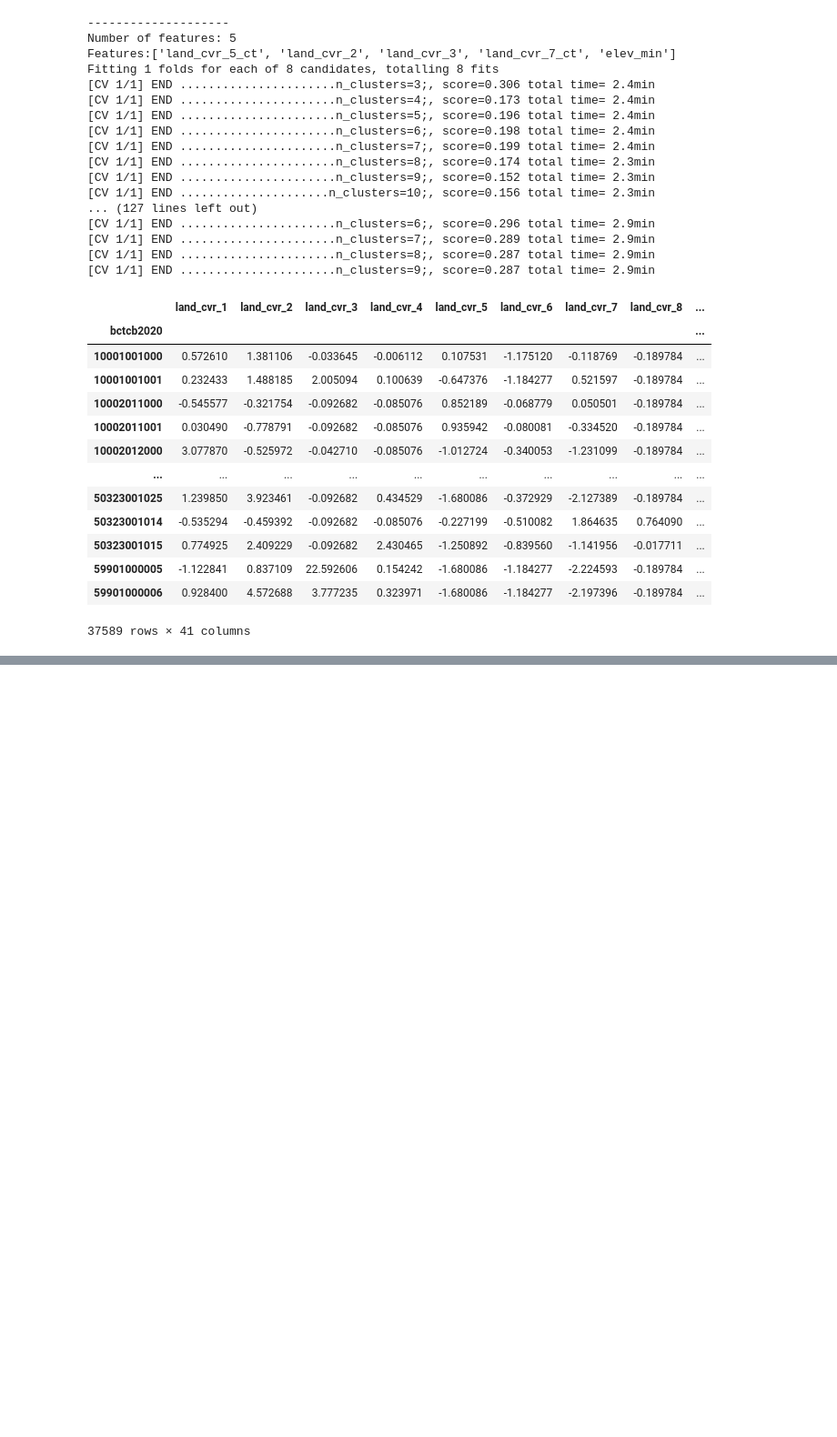
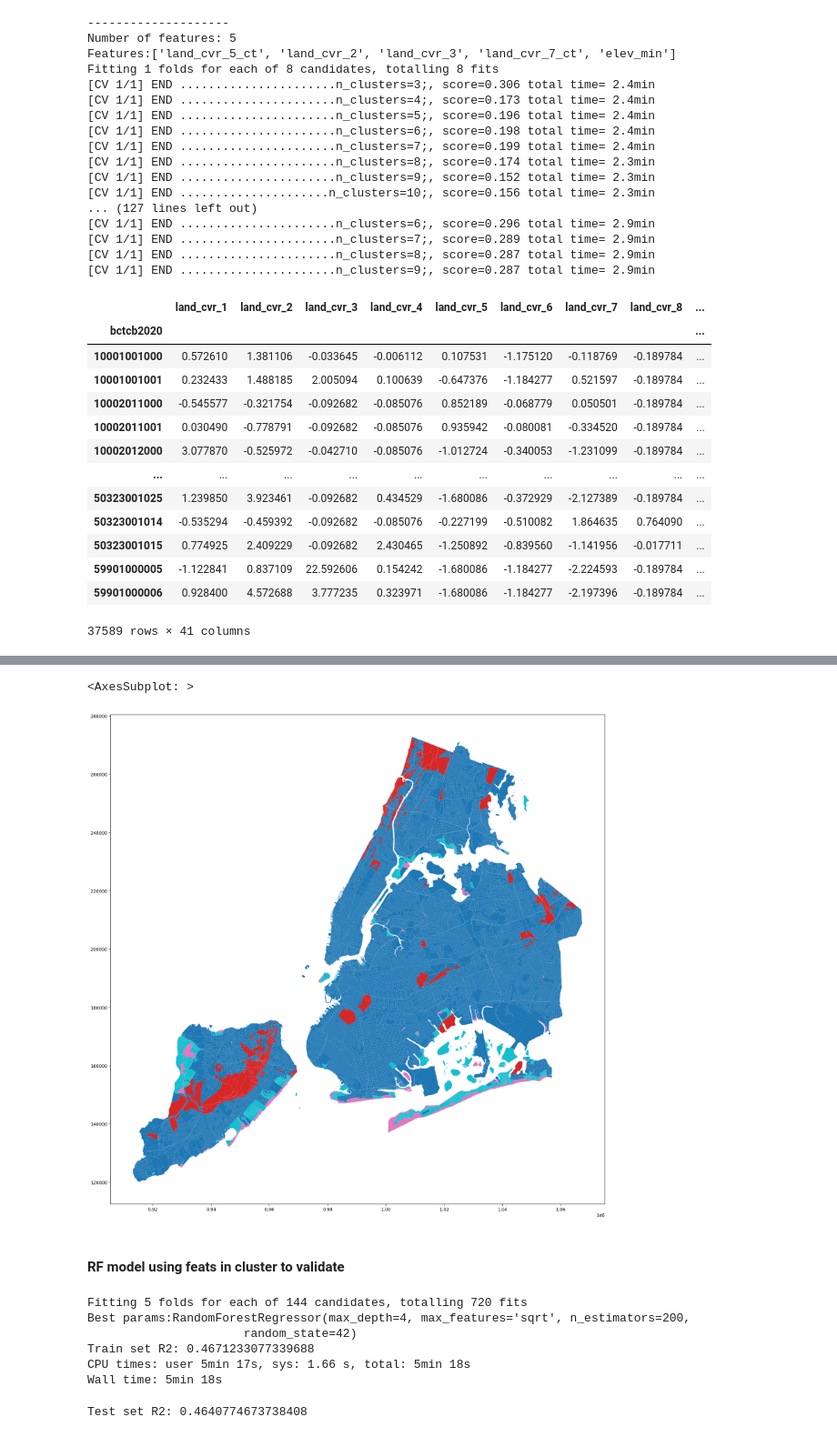
Before and after one commit to courtney-smith-97/flood-risk, a Jupyter notebook: modeling/modeling_and_feat_importance.ipynb, the cells around one changed output, grey strips where cells are left out. Shown at 91% size. Drawn from its saved outputs; the diff is of its cells as text; code cells hidden in the pictures; blank space fills up the shorter version.

```diff
--- a/modeling/modeling_and_feat_importance.ipynb
+++ b/modeling/modeling_and_feat_importance.ipynb
@@ -641,0 +772,9 @@ Fitting 1 folds for each of 6 candidates, totalling 6 fits
+# %%
+df.plot(column = 'cluster_4',
+        categorical=True,
+        figsize = (25, 20))
+# %% [output]
+<AxesSubplot: >
+[figure, added]
+# %% [markdown]
+#### RF model using feats in cluster to validate
@@ -641,0 +783,36 @@ Fitting 1 folds for each of 6 candidates, totalling 6 fits
+# %%
+%%time
+params = {
+    'n_estimators':[200,300,400],
+    'max_depth':[None, 8, 6, 4],
+    'min_samples_split':[2,4],
+    'min_samples_leaf':[1,2],
+    'max_features':[None, 'sqrt', 'log2'],
+    'max_leaf_nodes':[None],
+    'random_state':[42],
+    'warm_start':[False]
+}
+
+rf_cv = GridSearchCV(RandomForestRegressor(),
+                        params,
+                        scoring = 'r2',
+                        cv = 5,
+                        verbose = 1)
+rf_cv.fit(X_train, y_train)
+print(f'Best params:{rf_cv.best_estimator_}')
+print(f'Train set R2: {rf_cv.best_score_}')
+# %% [output]
+Fitting 5 folds for each of 144 candidates, totalling 720 fits
+Best params:RandomForestRegressor(max_depth=4, max_features='sqrt', n_estimators=200,
+                      random_state=42)
+Train set R2: 0.4671233077339688
+CPU times: user 5min 17s, sys: 1.66 s, total: 5min 18s
+Wall time: 5min 18s
+# %%
+rf = RandomForestRegressor(n_estimators = 200, random_state = 42, max_features = 'sqrt')
+rf.fit(X_train, y_train)
+y_pred = rf.predict(X_test)
+r2 = r2_score(y_test, y_pred)
+print(f'Test set R2: {r2}')
+# %% [output]
+Test set R2: 0.4640774673738408
```
Also changed, not shown: parts of 20 cells of this notebook.
